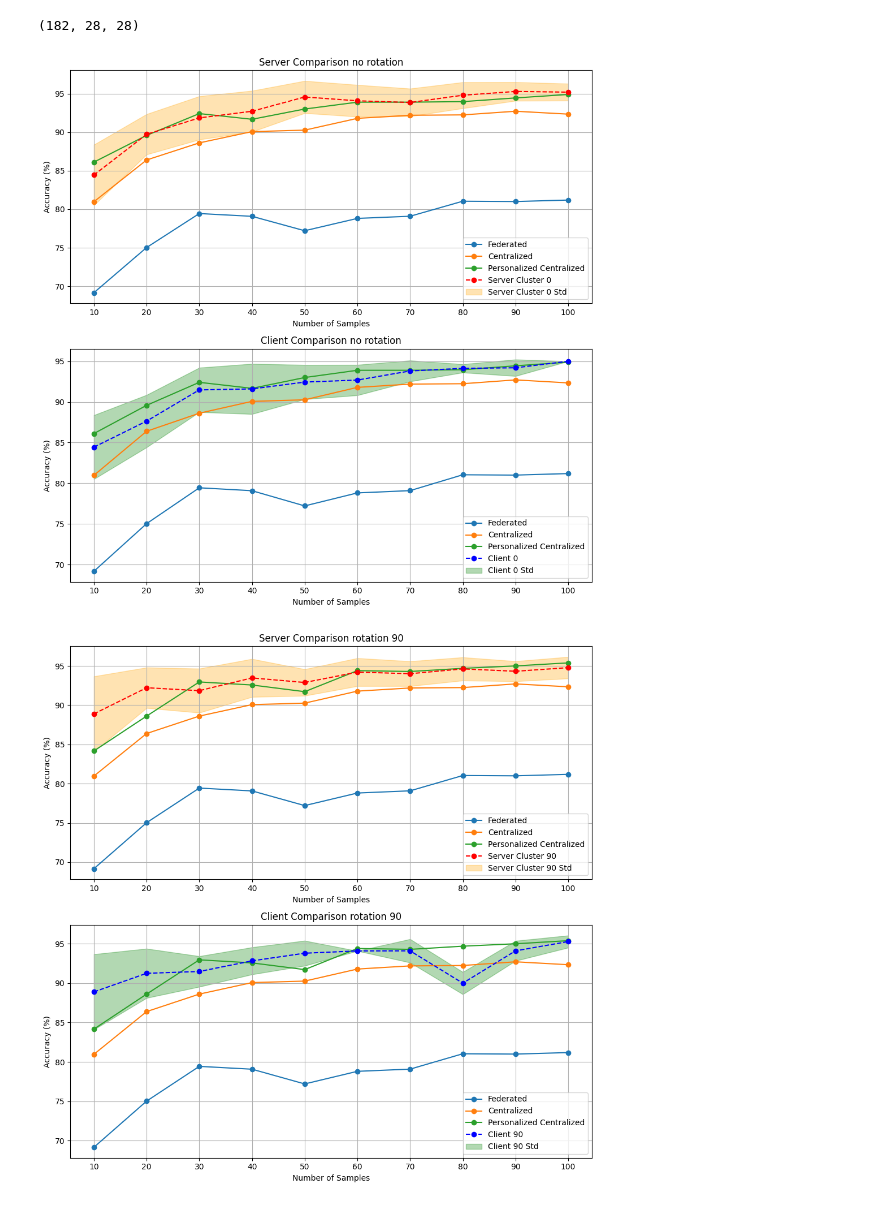
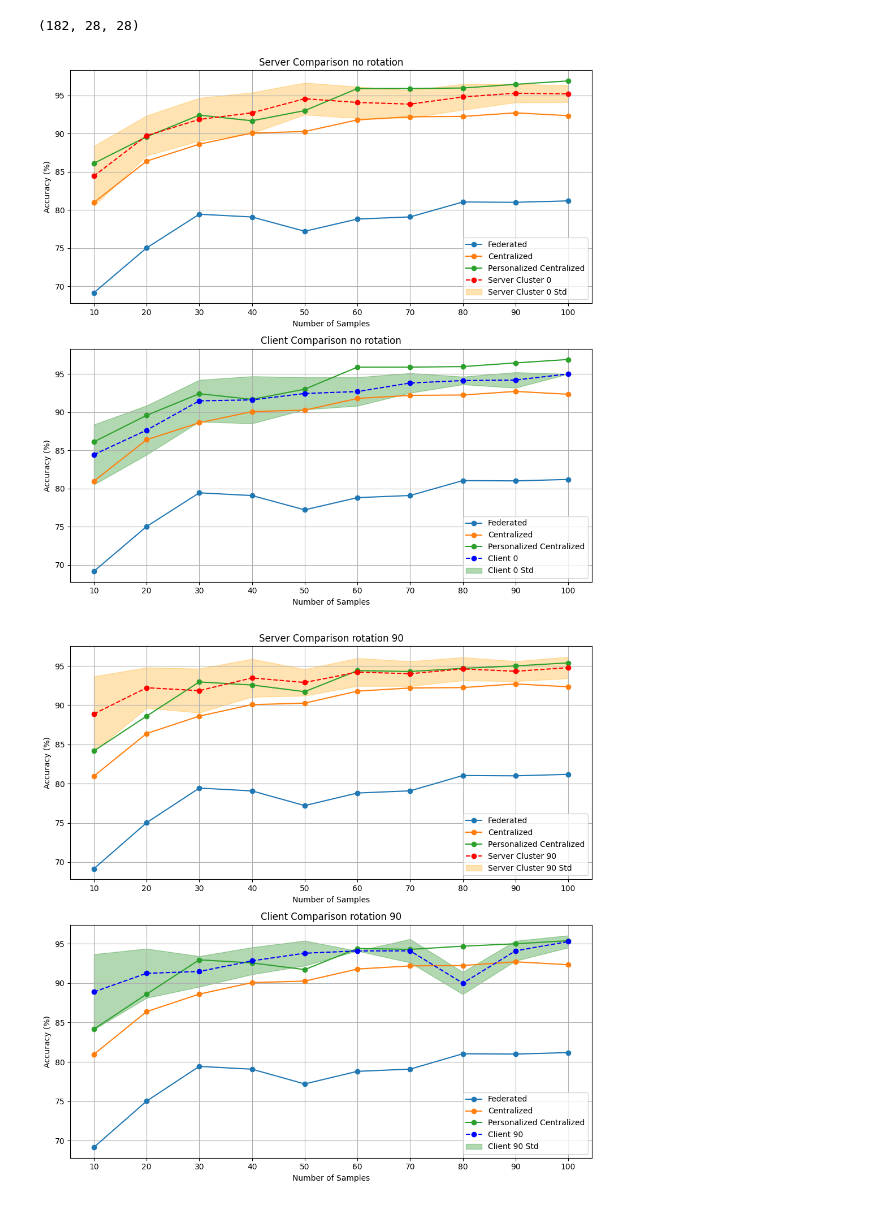
Before and after one commit to leahcimali/Comparative-Evaluation-of-Clustered-Federated-Learning-Methods, a Jupyter notebook: Results.ipynb, the cells around one changed output. Saved outputs shown, nothing was run; the diff lists cells and outputs as text; code cells hidden in the pictures.

```diff
--- a/Results.ipynb
+++ b/Results.ipynb
@@ -75,7 +75,7 @@ import numpy as np
 # Data
 federated = [69.17, 75.03, 79.44, 79.08, 77.21, 78.81, 79.09, 81.04, 81.00, 81.19]
 centralized = [80.97, 86.39, 88.61, 90.07, 90.26, 91.79, 92.19, 92.24, 92.71, 92.34]
-centralized0 = [86.11, 89.58, 92.41, 91.67, 93.00, 93.89, 93.89, 93.96, 94.44, 94.89]
+centralized0 = [86.11, 89.58, 92.41, 91.67, 93.00, 95.89, 95.89, 95.96, 96.44, 96.89]
 servercluster0acc = [84.44, 89.72, 91.85, 92.71, 94.56, 94.07, 93.85, 94.79, 95.28, 95.19]
 servercluster0std = [3.93, 2.62, 2.81, 2.66, 2.09, 2.06, 1.80, 1.69, 1.21, 1.10]
 client0acc = [84.44, 87.64, 91.48, 91.60, 92.44, 92.69, 93.81, 94.13, 94.20, 95.00]
@@ -94,34 +94,34 @@ ax1.plot(x_values, centralized, label='Centralized', marker='o')
 ax1.plot(x_values, centralized0, label='Personalized Centralized', marker='o')
 ax1.plot(x_values, servercluster0acc, label='Server Cluster 0', marker='o', linestyle='--', color='red')
 ax1.fill_between(x_values, np.array(servercluster0acc) - np.array(servercluster0std),
                  np.array(servercluster0acc) + np.array(servercluster0std),
                  alpha=0.3, color='orange', label='Server Cluster 0 Std')
 ax1.set_title('Server Comparison no rotation')
 ax1.set_xlabel('Number of Samples')
 ax1.set_ylabel('Accuracy (%)')
 ax1.set_xticks(x_values)
 ax1.legend()
 ax1.grid(True)
 
 # Plot for Client
 ax2.plot(x_values, federated, label='Federated', marker='o')
 ax2.plot(x_values, centralized, label='Centralized', marker='o')
 ax2.plot(x_values, centralized0, label='Personalized Centralized', marker='o')
 ax2.plot(x_values, client0acc, label='Client 0', marker='o', linestyle='--', color='blue')
 ax2.fill_between(x_values, np.array(client0acc) - np.array(client0std),
                  np.array(client0acc) + np.array(client0std),
                  alpha=0.3, color='green', label='Client 0 Std')
 ax2.set_title('Client Comparison no rotation')
 ax2.set_xlabel('Number of Samples')
 ax2.set_ylabel('Accuracy (%)')
 ax2.set_xticks(x_values)
 ax2.legend()
 ax2.grid(True)
 
 plt.tight_layout()
 plt.show()
 # %% [output]
-[figure, old version]
+[figure, new version]
 # %%
 import matplotlib.pyplot as plt
 import numpy as np
```
Also changed, not shown: parts of 1 cell of this notebook, 12 other files.
